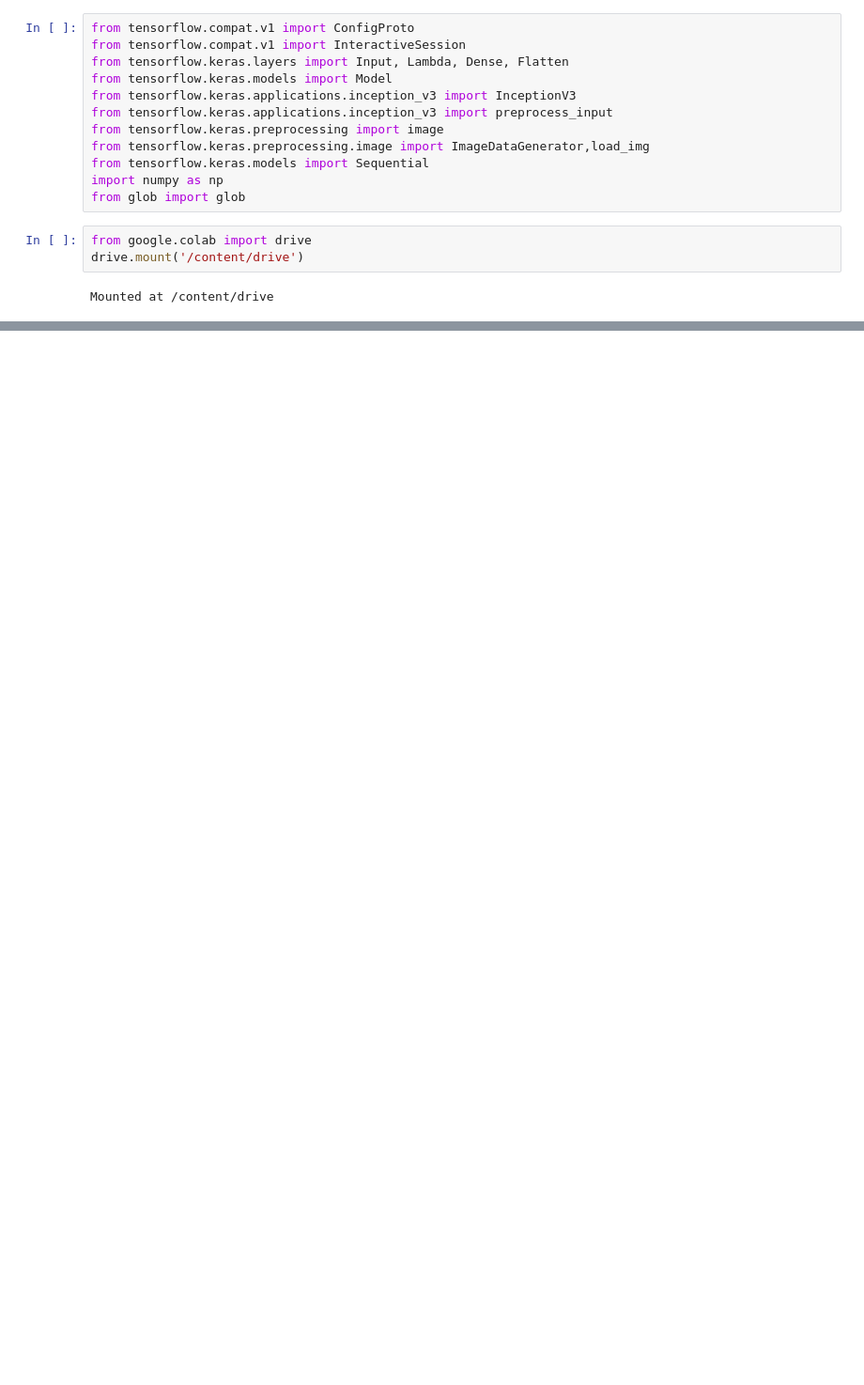
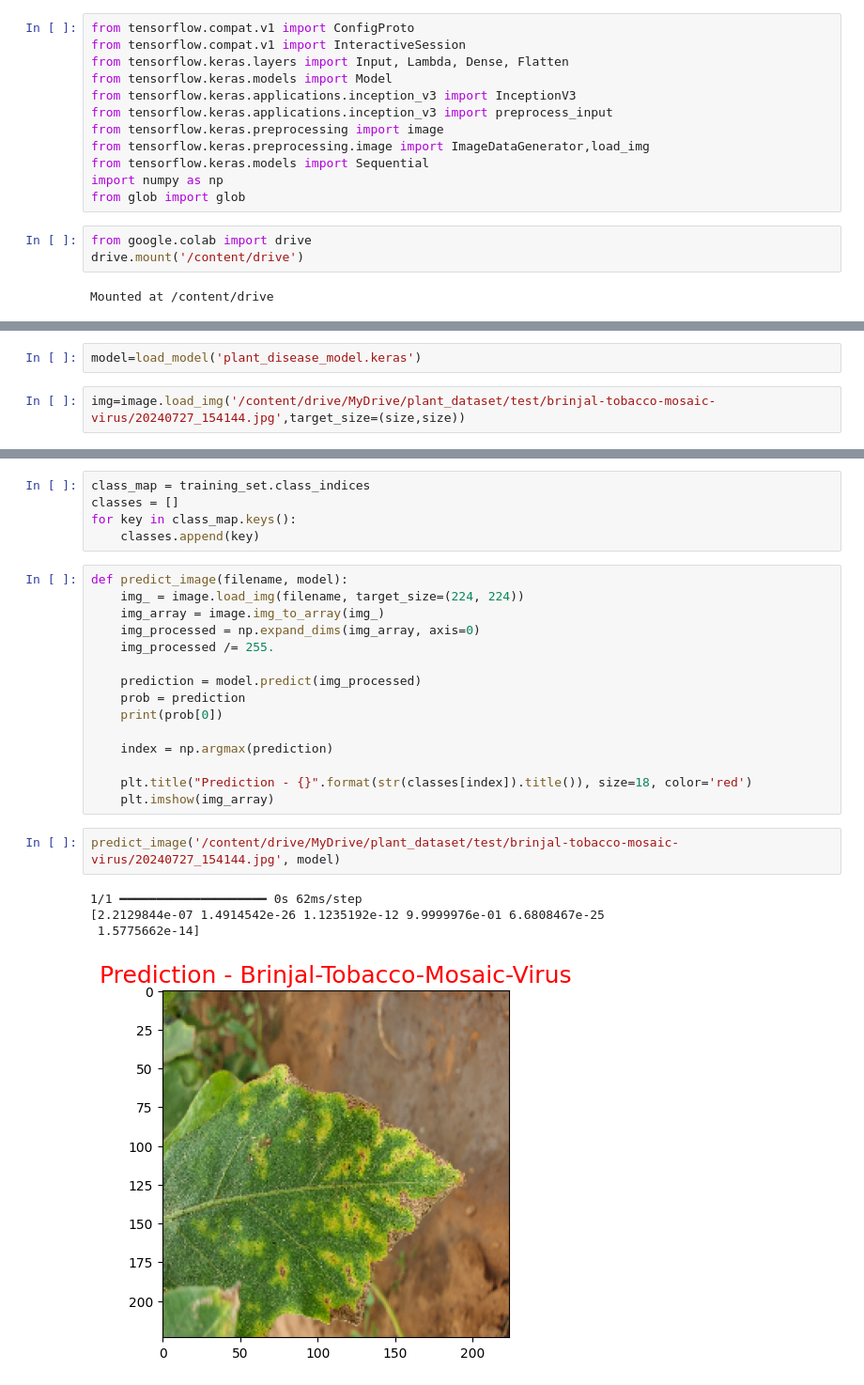
Before and after one commit to kusalkalinga00/plant-disease-recognition-colab, a Jupyter notebook: Automated_Plant_Disease_Recognition_System.ipynb, the cells around one changed output, grey strips where cells are left out. Shown at 94% size. Saved outputs shown, nothing was run; the diff lists cells and outputs as text; blank space fills up the shorter version.

```diff
--- a/Automated_Plant_Disease_Recognition_System.ipynb
+++ b/Automated_Plant_Disease_Recognition_System.ipynb
@@ -22,0 +153,4 @@ Mounted at /content/drive
+# %%
+model=load_model('plant_disease_model.keras')
+# %%
+img=image.load_img('/content/drive/MyDrive/plant_dataset/test/brinjal-tobacco-mosaic-virus/20240727_154144.jpg',target_size=(size,size))
@@ -22,0 +178,27 @@ Mounted at /content/drive
+# %%
+class_map = training_set.class_indices
+classes = []
+for key in class_map.keys():
+    classes.append(key)
+# %%
+def predict_image(filename, model):
+    img_ = image.load_img(filename, target_size=(224, 224))
+    img_array = image.img_to_array(img_)
+    img_processed = np.expand_dims(img_array, axis=0)
+    img_processed /= 255.
+
+    prediction = model.predict(img_processed)
+    prob = prediction
+    print(prob[0])
+
+    index = np.argmax(prediction)
+
+    plt.title("Prediction - {}".format(str(classes[index]).title()), size=18, color='red')
+    plt.imshow(img_array)
+# %%
+predict_image('/content/drive/MyDrive/plant_dataset/test/brinjal-tobacco-mosaic-virus/20240727_154144.jpg', model)
+# %% [output]
+1/1 ━━━━━━━━━━━━━━━━━━━━ 0s 62ms/step
+[2.2129844e-07 1.4914542e-26 1.1235192e-12 9.9999976e-01 6.6808467e-25
+ 1.5775662e-14]
+[figure, added]
```
Also changed, not shown: parts of 24 cells of this notebook.
